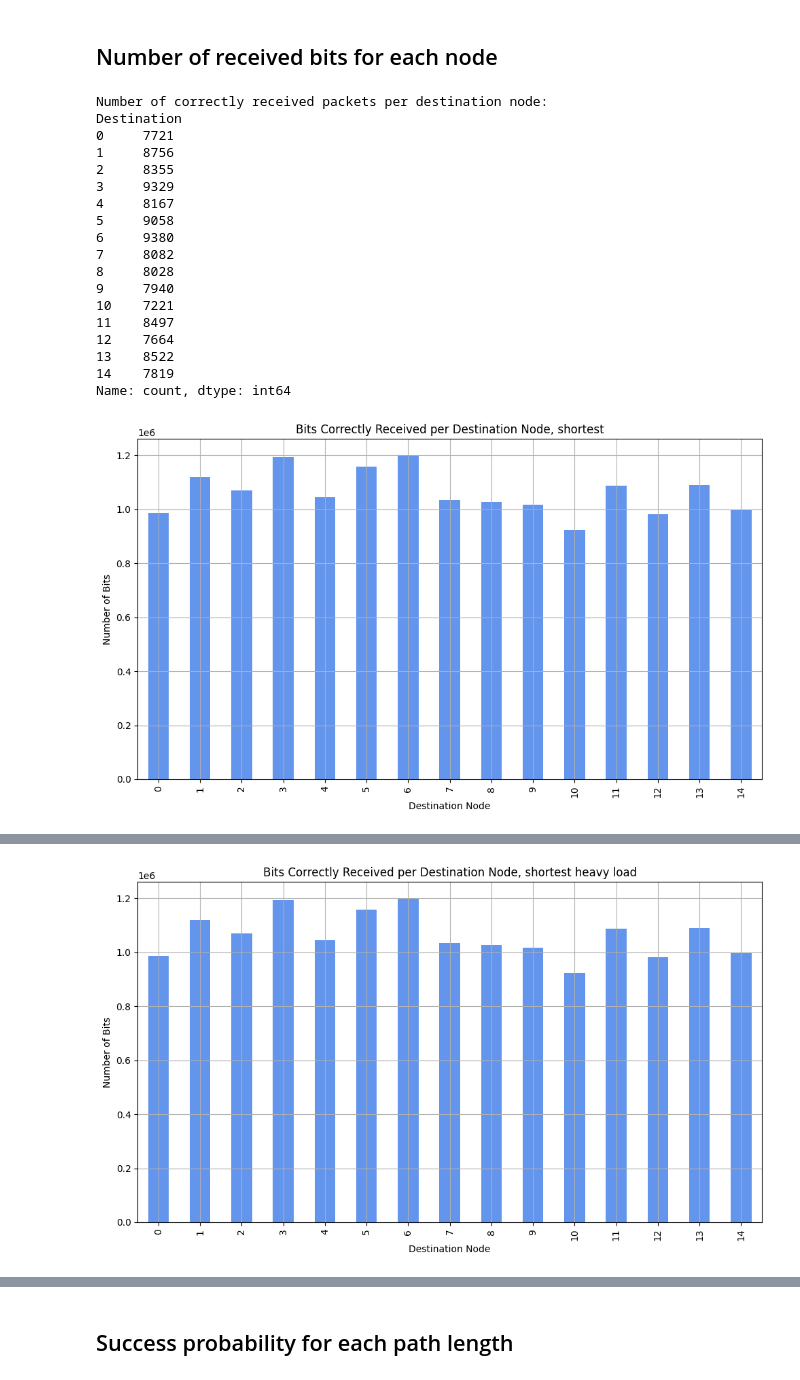
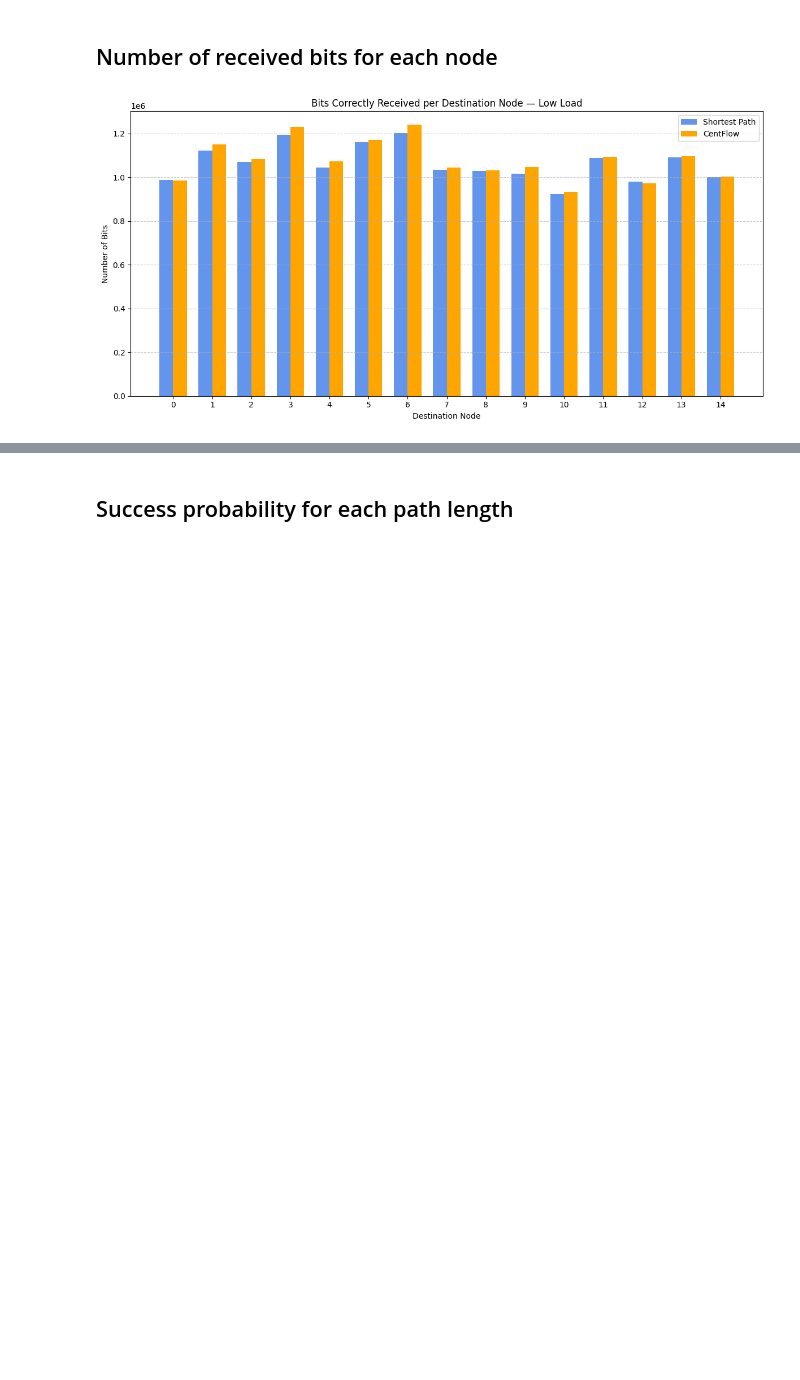
Before and after one commit to forcellatofrancesco/QKD_Simulator, a Jupyter notebook: plots.ipynb, the cells around one changed output, grey strips where cells are left out. Saved outputs shown, nothing was run; the diff lists cells and outputs as text; code cells hidden in the pictures; blank space fills up the shorter version.

```diff
--- a/plots.ipynb
+++ b/plots.ipynb
@@ -85,50 +158,77 @@ heatmap(f'{heavy_load_sim_centflow}packet_result.csv', "centflow heavy load")
 # %% [markdown]
 ## Number of received bits for each node
 # %%
-def num_received_bits(file, title):
+def extract_num_received_bits(file):
     df_packets = pd.read_csv(file)
     df_packets["Destination"] = df_packets["Destination"].str.extract(r"(\d+)", expand=False).astype(int)
 
     # Filter only delivered packets
     delivered_packets = df_packets[df_packets["Delivered"] == True]
 
     # Count received packets per destination node
     received_counts = delivered_packets["Destination"].value_counts().sort_index()
     received_bits = received_counts * 128
 
-    print("Number of correctly received packets per destination node:")
-    print(received_counts)
+    # print("Number of correctly received packets per destination node:")
+    # print(received_counts)
+    return received_bits
 
+
+def plot_num_received_bits(received_bits, title):
     plt.figure(figsize=(10, 6))
     received_bits.plot(kind="bar", color="cornflowerblue")
     plt.title(f"Bits Correctly Received per Destination Node, {title}")
     plt.xlabel("Destination Node")
     plt.ylabel("Number of Bits")
     plt.grid(True)
     plt.tight_layout()
     plt.show()
 
-num_received_bits(f"{low_load_sim}packet_result.csv", "shortest")
-num_received_bits(f'{low_load_sim_centflow}packet_result.csv', "centflow")
-num_received_bits(f"{heavy_load_sim}packet_result.csv", "shortest heavy load")
-num_received_bits(f'{heavy_load_sim_centflow}packet_result.csv', "centflow heavy load")
+
+def plot_comparison(received_bits1, label1, received_bits2, label2, title):
+    # Ensure both Series have the same index order
+    all_nodes = sorted(set(received_bits1.index) | set(received_bits2.index))
+    vals1 = received_bits1.reindex(all_nodes, fill_value=0)
+    vals2 = received_bits2.reindex(all_nodes, fill_value=0)
+
+    x = np.arange(len(all_nodes))  # positions on x-axis
+    width = 0.35                   # width of each bar
+
+    plt.figure(figsize=(12, 6))
+    plt.bar(x - width/2, vals1, width, label=label1, color="cornflowerblue")
+    plt.bar(x + width/2, vals2, width, label=label2, color="orange")
+
+    plt.title(f"Bits Correctly Received per Destination Node — {title}")
+    plt.xlabel("Destination Node")
+    plt.ylabel("Number of Bits")
+    plt.xticks(x, all_nodes)
+    plt.grid(axis='y', linestyle='--', alpha=0.7)
+    plt.legend()
+    plt.tight_layout()
+    plt.show()
+
+
+short_low_rcv_bits = extract_num_received_bits(f"{low_load_sim}packet_result.csv")
+centflow_low_rcv_bits = extract_num_received_bits(f'{low_load_sim_centflow}packet_result.csv')
+short_heavy_rcv_bits = extract_num_received_bits(f"{heavy_load_sim}packet_result.csv")
+centflow_heavy_rcv_bits = extract_num_received_bits(f'{heavy_load_sim_centflow}packet_result.csv')
+
+'''
+plot_num_received_bits(short_low_rcv_bits, "Short Low Load")
+plot_num_received_bits(centflow_low_rcv_bits, "Centflow Low Load")
+plot_num_received_bits(short_heavy_rcv_bits, "Short Heavy Load")
+plot_num_received_bits(centflow_heavy_rcv_bits, "Centflow Heavy Load")
+'''
+
+
+# Low load comparison
+plot_comparison(short_low_rcv_bits, "Shortest Path",
+                centflow_low_rcv_bits, "CentFlow",
+                "Low Load")
+
+# Heavy load comparison
+plot_comparison(short_heavy_rcv_bits, "Shortest Path",
+                centflow_heavy_rcv_bits, "CentFlow",
+                "Heavy Load")
 # %% [output]
-Number of correctly received packets per destination node:
-Destination
-0     7721
-1     8756
-2     8355
-3     9329
-4     8167
-5     9058
-6     9380
-7     8082
-8     8028
-9     7940
-10    7221
-11    8497
-12    7664
-13    8522
-14    7819
-Name: count, dtype: int64
-[figure, old version]
+[figure, new version]
@@ -172 +235,0 @@ Name: count, dtype: int64
-[figure, removed]
```
Also changed, not shown: parts of 8 cells of this notebook, 2 other files.
